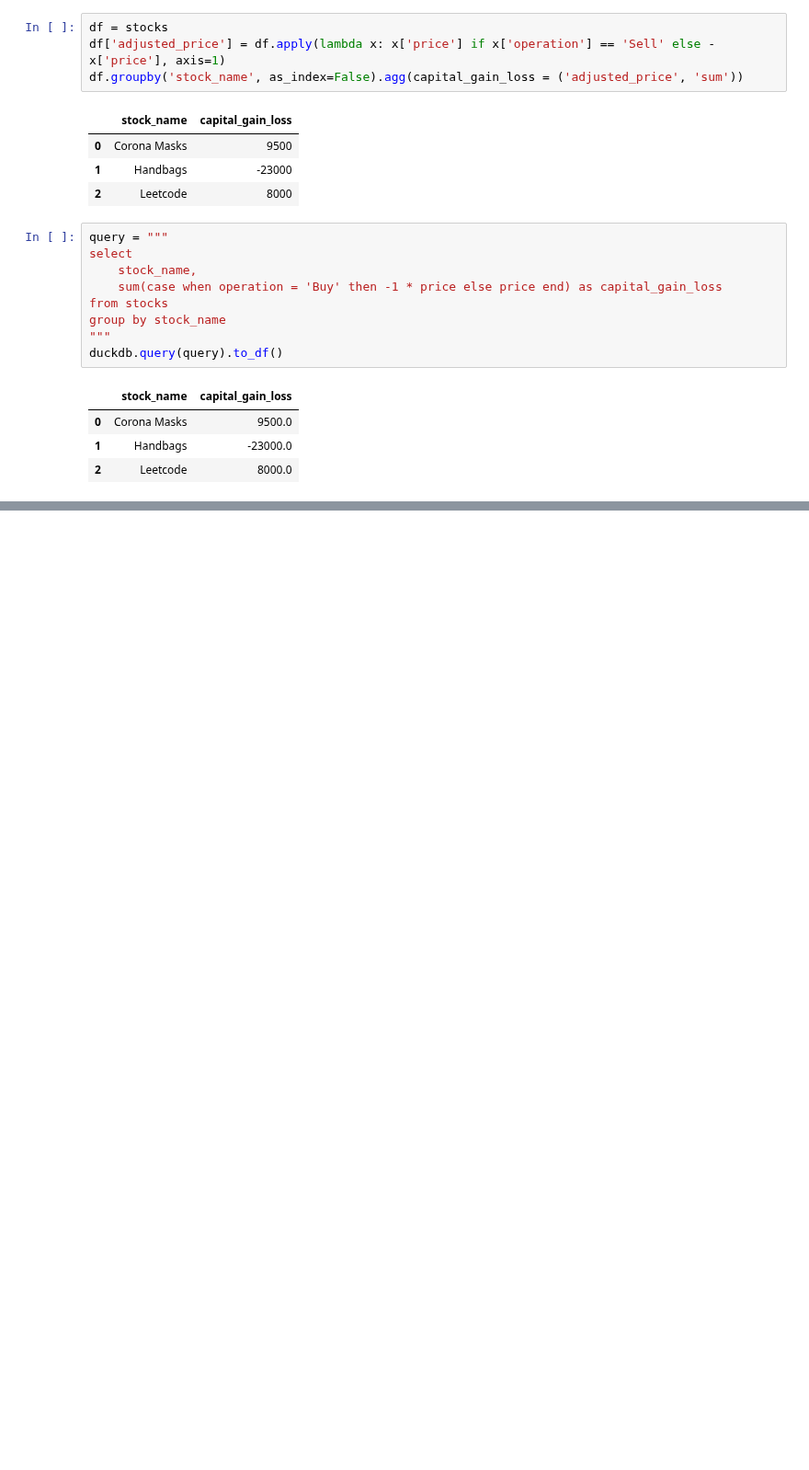
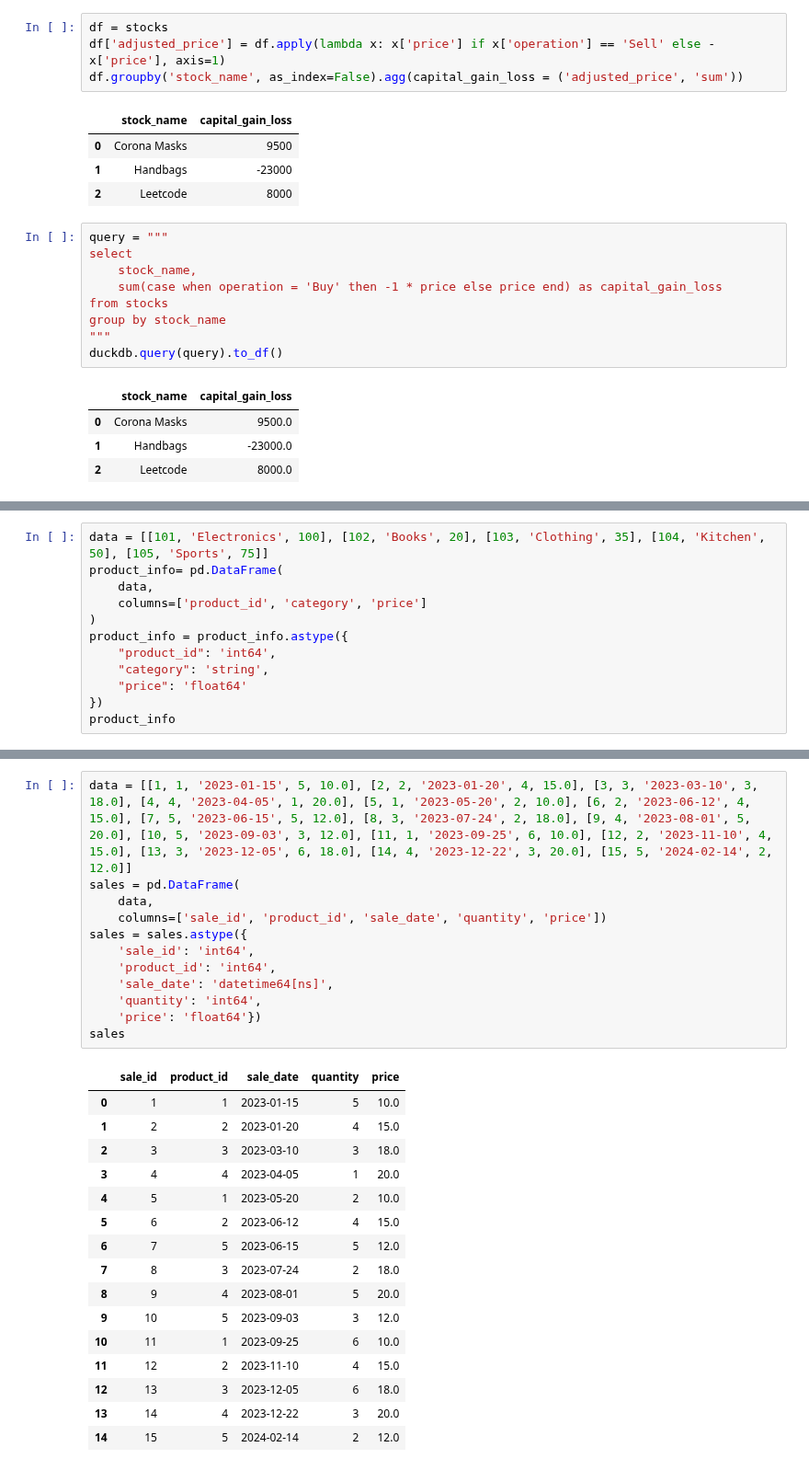
Before and after one commit to Praldmur/Tasks, a Jupyter notebook: LeetCode_Med.ipynb, the cells around one changed output, grey strips where cells are left out. Shown at 92% size. Drawn from its saved outputs; the diff is of its cells as text; blank space fills up the shorter version.

```diff
--- a/LeetCode_Med.ipynb
+++ b/LeetCode_Med.ipynb
@@ -1102,0 +1509,12 @@ duckdb.query(query).to_df()
+# %%
+data = [[101, 'Electronics', 100], [102, 'Books', 20], [103, 'Clothing', 35], [104, 'Kitchen', 50], [105, 'Sports', 75]]
+product_info= pd.DataFrame(
+    data,
+    columns=['product_id', 'category', 'price']
+)
+product_info = product_info.astype({
+    "product_id": 'int64',
+    "category": 'string',
+    "price": 'float64'
+})
+product_info
@@ -1102,0 +1594,29 @@ duckdb.query(query).to_df()
+# %%
+data = [[1, 1, '2023-01-15', 5, 10.0], [2, 2, '2023-01-20', 4, 15.0], [3, 3, '2023-03-10', 3, 18.0], [4, 4, '2023-04-05', 1, 20.0], [5, 1, '2023-05-20', 2, 10.0], [6, 2, '2023-06-12', 4, 15.0], [7, 5, '2023-06-15', 5, 12.0], [8, 3, '2023-07-24', 2, 18.0], [9, 4, '2023-08-01', 5, 20.0], [10, 5, '2023-09-03', 3, 12.0], [11, 1, '2023-09-25', 6, 10.0], [12, 2, '2023-11-10', 4, 15.0], [13, 3, '2023-12-05', 6, 18.0], [14, 4, '2023-12-22', 3, 20.0], [15, 5, '2024-02-14', 2, 12.0]]
+sales = pd.DataFrame(
+    data,
+    columns=['sale_id', 'product_id', 'sale_date', 'quantity', 'price'])
+sales = sales.astype({
+    'sale_id': 'int64',
+    'product_id': 'int64',
+    'sale_date': 'datetime64[ns]',
+    'quantity': 'int64',
+    'price': 'float64'})
+sales
+# %% [output]
+|  | sale_id | product_id | sale_date | quantity | price |
+| 0 | 1 | 1 | 2023-01-15 | 5 | 10.0 |
+| 1 | 2 | 2 | 2023-01-20 | 4 | 15.0 |
+| 2 | 3 | 3 | 2023-03-10 | 3 | 18.0 |
+| 3 | 4 | 4 | 2023-04-05 | 1 | 20.0 |
+| 4 | 5 | 1 | 2023-05-20 | 2 | 10.0 |
+| 5 | 6 | 2 | 2023-06-12 | 4 | 15.0 |
+| 6 | 7 | 5 | 2023-06-15 | 5 | 12.0 |
+| 7 | 8 | 3 | 2023-07-24 | 2 | 18.0 |
+| 8 | 9 | 4 | 2023-08-01 | 5 | 20.0 |
+| 9 | 10 | 5 | 2023-09-03 | 3 | 12.0 |
+| 10 | 11 | 1 | 2023-09-25 | 6 | 10.0 |
+| 11 | 12 | 2 | 2023-11-10 | 4 | 15.0 |
+| 12 | 13 | 3 | 2023-12-05 | 6 | 18.0 |
+| 13 | 14 | 4 | 2023-12-22 | 3 | 20.0 |
+| 14 | 15 | 5 | 2024-02-14 | 2 | 12.0 |
```
Also changed, not shown: parts of 35 cells of this notebook.
